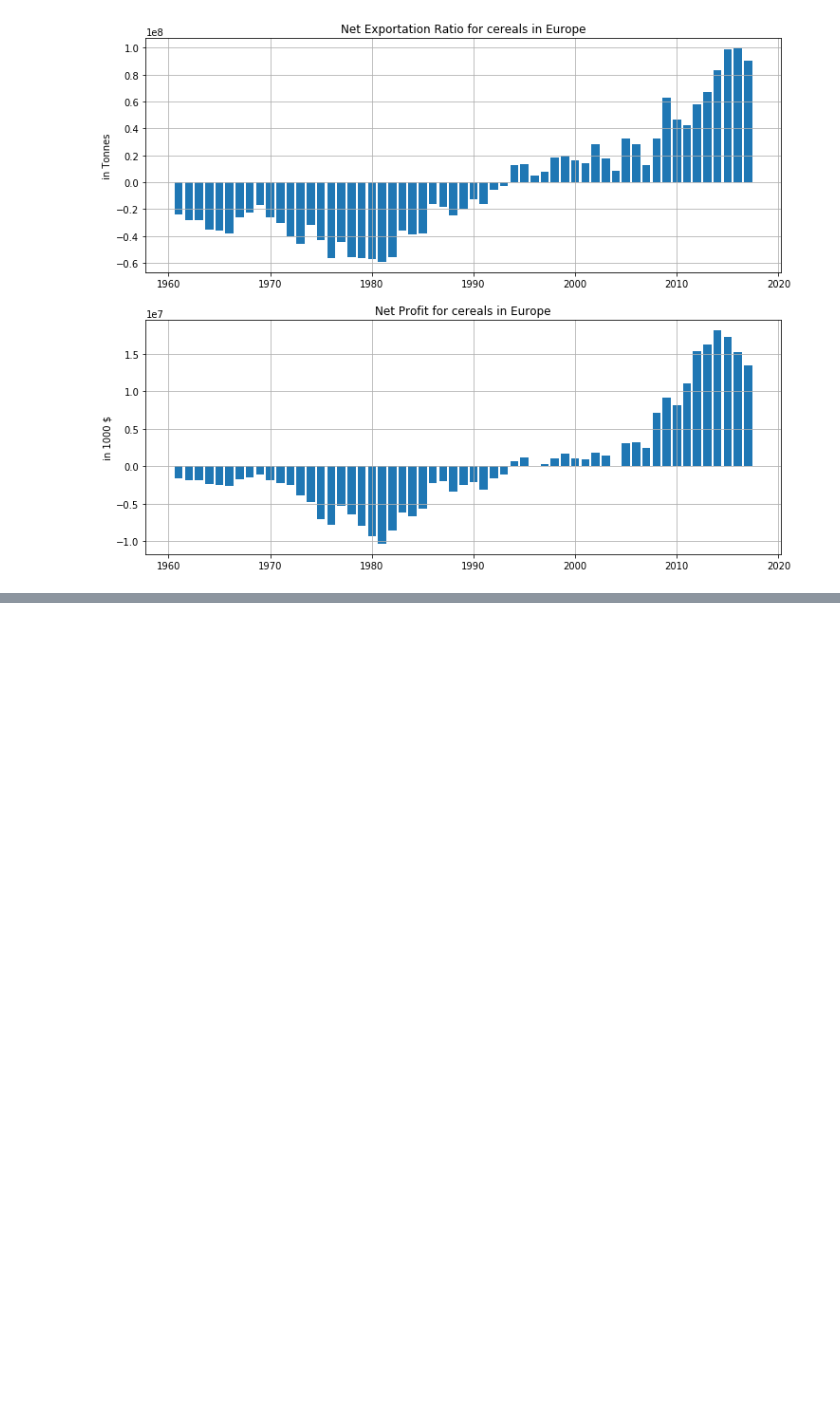
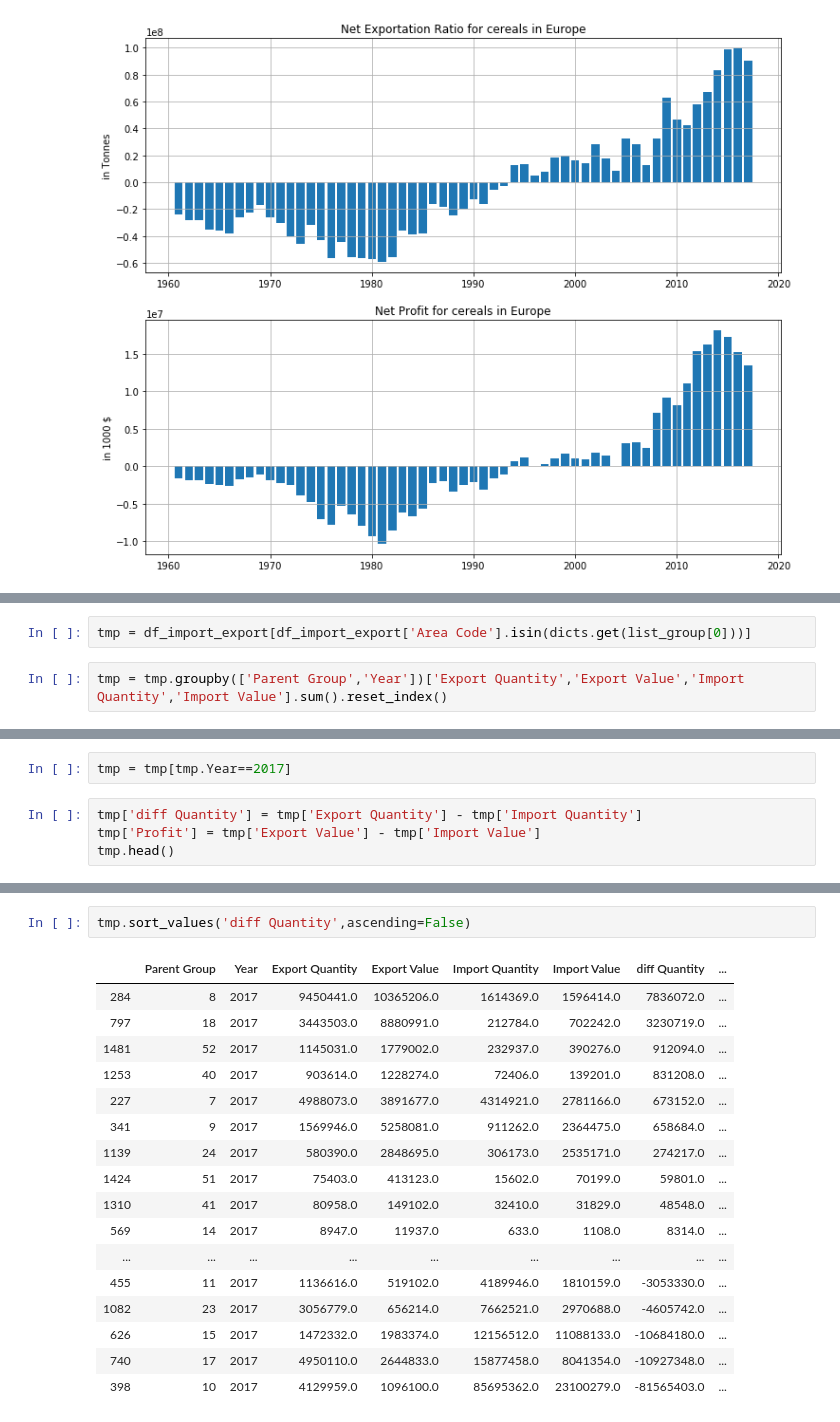
Before and after one commit to dsalathe/jurassic-spark, a Jupyter notebook: Nils.ipynb, the cells around one changed output, grey strips where cells are left out. Saved outputs shown, nothing was run; the diff lists cells and outputs as text; blank space fills up the shorter version.

```diff
--- a/Nils.ipynb
+++ b/Nils.ipynb
@@ -985,0 +1039,4 @@ ax[1].grid()
+# %%
+tmp = df_import_export[df_import_export['Area Code'].isin(dicts.get(list_group[0]))]
+# %%
+tmp = tmp.groupby(['Parent Group','Year'])['Export Quantity','Export Value','Import Quantity','Import Value'].sum().reset_index()
@@ -985,0 +1052,6 @@ ax[1].grid()
+# %%
+tmp = tmp[tmp.Year==2017]
+# %%
+tmp['diff Quantity'] = tmp['Export Quantity'] - tmp['Import Quantity']
+tmp['Profit'] = tmp['Export Value'] - tmp['Import Value']
+tmp.head()
@@ -985,0 +1065,20 @@ ax[1].grid()
+# %%
+tmp.sort_values('diff Quantity',ascending=False)
+# %% [output]
+|  | Parent Group | Year | Export Quantity | Export Value | Import Quantity | Import Value | diff Quantity | ... |
+| 284 | 8 | 2017 | 9450441.0 | 10365206.0 | 1614369.0 | 1596414.0 | 7836072.0 | ... |
+| 797 | 18 | 2017 | 3443503.0 | 8880991.0 | 212784.0 | 702242.0 | 3230719.0 | ... |
+| 1481 | 52 | 2017 | 1145031.0 | 1779002.0 | 232937.0 | 390276.0 | 912094.0 | ... |
+| 1253 | 40 | 2017 | 903614.0 | 1228274.0 | 72406.0 | 139201.0 | 831208.0 | ... |
+| 227 | 7 | 2017 | 4988073.0 | 3891677.0 | 4314921.0 | 2781166.0 | 673152.0 | ... |
+| 341 | 9 | 2017 | 1569946.0 | 5258081.0 | 911262.0 | 2364475.0 | 658684.0 | ... |
+| 1139 | 24 | 2017 | 580390.0 | 2848695.0 | 306173.0 | 2535171.0 | 274217.0 | ... |
+| 1424 | 51 | 2017 | 75403.0 | 413123.0 | 15602.0 | 70199.0 | 59801.0 | ... |
+| 1310 | 41 | 2017 | 80958.0 | 149102.0 | 32410.0 | 31829.0 | 48548.0 | ... |
+| 569 | 14 | 2017 | 8947.0 | 11937.0 | 633.0 | 1108.0 | 8314.0 | ... |
+| ... | ... | ... | ... | ... | ... | ... | ... | ... |
+| 455 | 11 | 2017 | 1136616.0 | 519102.0 | 4189946.0 | 1810159.0 | -3053330.0 | ... |
+| 1082 | 23 | 2017 | 3056779.0 | 656214.0 | 7662521.0 | 2970688.0 | -4605742.0 | ... |
+| 626 | 15 | 2017 | 1472332.0 | 1983374.0 | 12156512.0 | 11088133.0 | -10684180.0 | ... |
+| 740 | 17 | 2017 | 4950110.0 | 2644833.0 | 15877458.0 | 8041354.0 | -10927348.0 | ... |
+| 398 | 10 | 2017 | 4129959.0 | 1096100.0 | 85695362.0 | 23100279.0 | -81565403.0 | ... |
```
Also changed, not shown: parts of 17 cells of this notebook, 2 other files.
